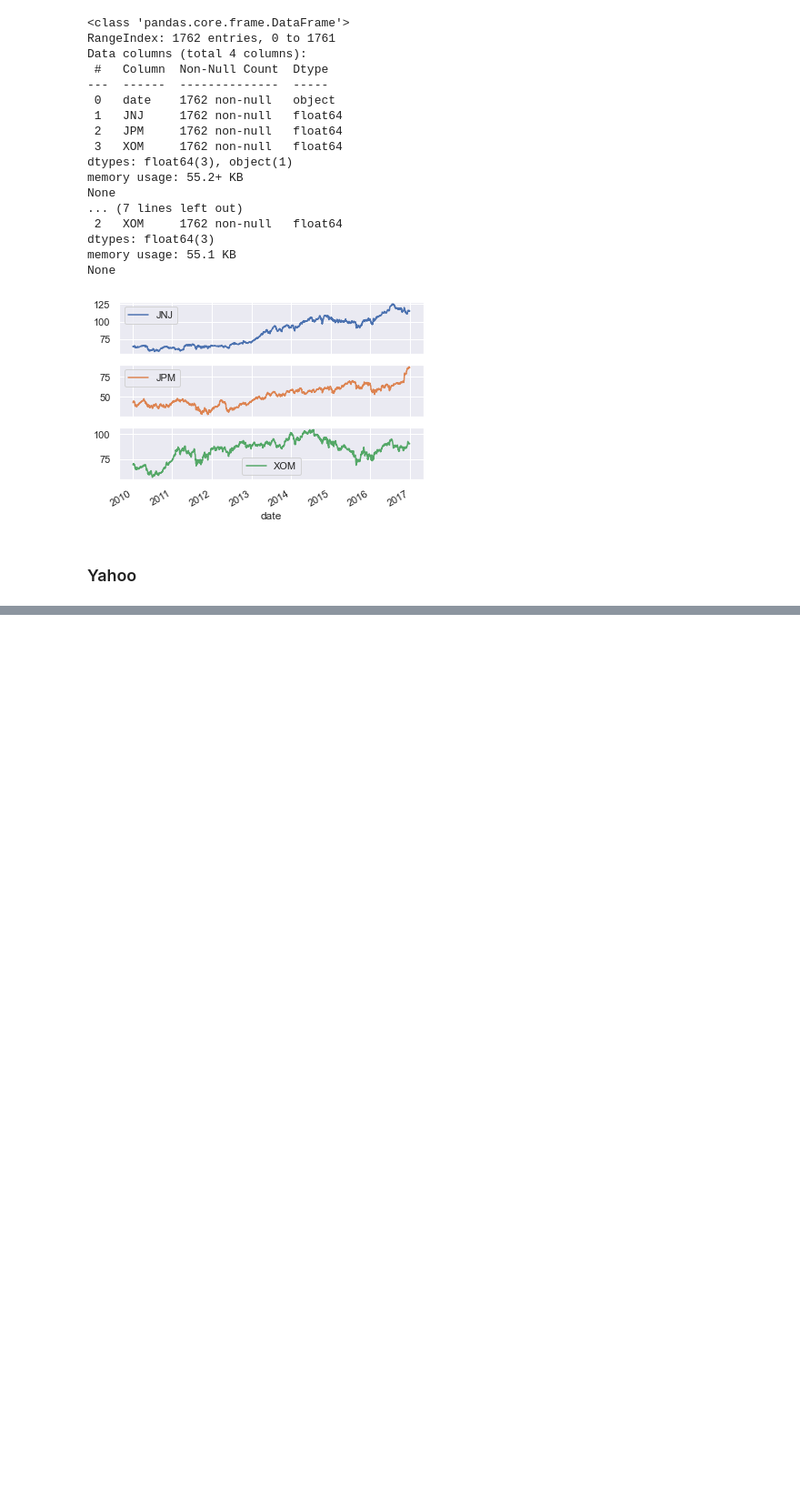
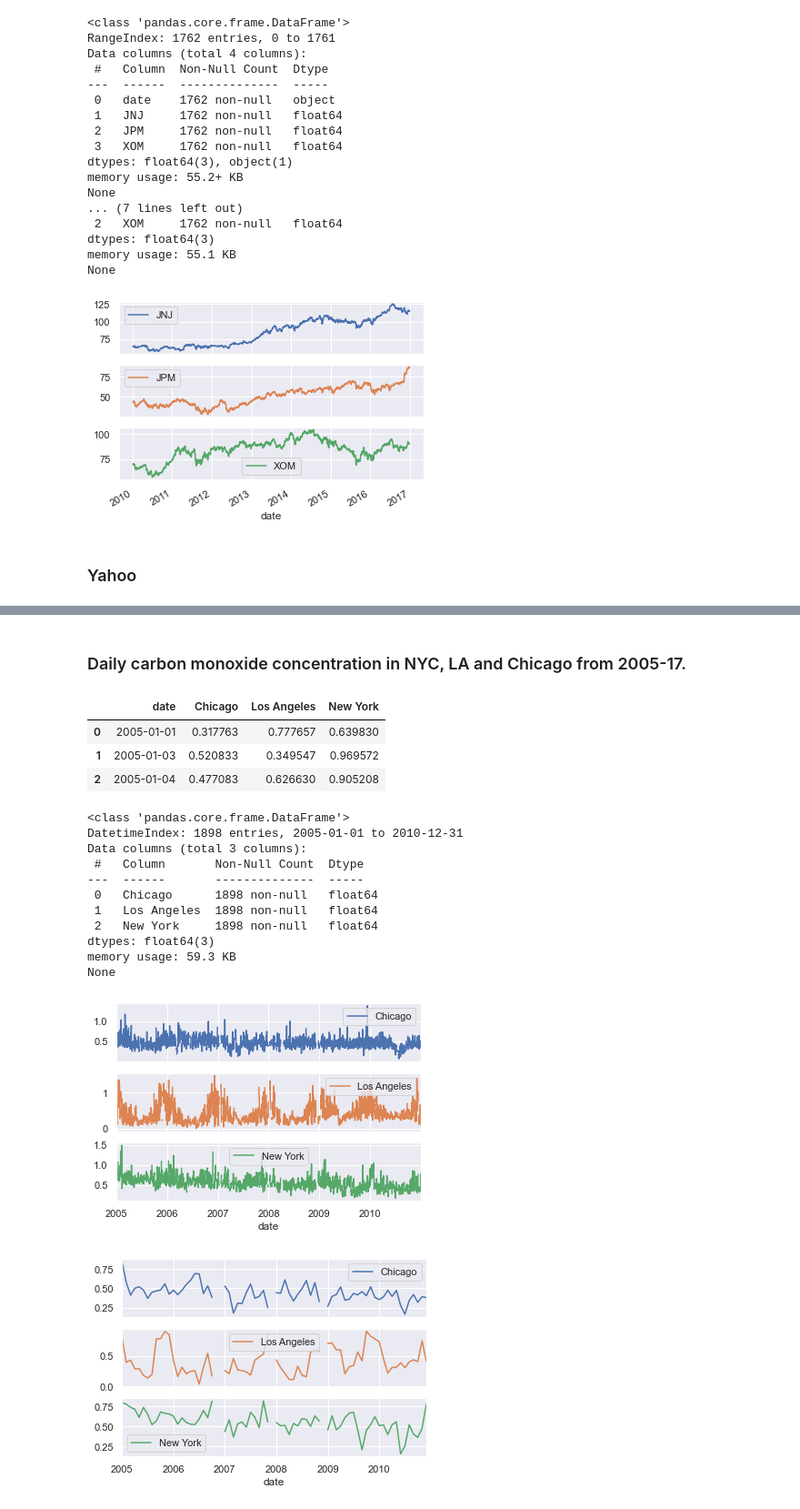
Before and after one commit to dissagaliyeva/python, a Jupyter notebook: time_series/basics.ipynb, the cells around one changed output, grey strips where cells are left out. Shown at 91% size. Saved outputs shown, nothing was run; the diff lists cells and outputs as text; code cells hidden in the pictures; blank space fills up the shorter version.

Commit message:
Add daily/monthly traversals for TSA

```diff
--- a/time_series/basics.ipynb
+++ b/time_series/basics.ipynb
@@ -146,0 +180,46 @@ None
+# %% [markdown]
+### Daily carbon monoxide concentration in NYC, LA and Chicago from 2005-17.
+# %%
+co = pd.read_csv('data/air_quality/co_cities.csv',
+                 parse_dates=['date'],
+                 infer_datetime_format=True)
+co.head(3)
+# %% [output]
+|  | date | Chicago | Los Angeles | New York |
+| 0 | 2005-01-01 | 0.317763 | 0.777657 | 0.639830 |
+| 1 | 2005-01-03 | 0.520833 | 0.349547 | 0.969572 |
+| 2 | 2005-01-04 | 0.477083 | 0.626630 | 0.905208 |
+# %%
+# set index
+co.set_index('date', inplace=True)
+# %%
+# Inspect data
+print(co.info())
+
+# Set the frequency to calendar daily
+co = co.asfreq('D')
+
+# Plot the data
+co.plot(subplots=True)
+plt.show()
+
+# Set frequency to monthly
+co = co.asfreq('M')
+
+# Plot the data
+co.plot(subplots=True)
+plt.show()
+# %% [output]
+<class 'pandas.core.frame.DataFrame'>
+DatetimeIndex: 1898 entries, 2005-01-01 to 2010-12-31
+Data columns (total 3 columns):
+ #   Column       Non-Null Count  Dtype
+---  ------       --------------  -----
+ 0   Chicago      1898 non-null   float64
+ 1   Los Angeles  1898 non-null   float64
+ 2   New York     1898 non-null   float64
+dtypes: float64(3)
+memory usage: 59.3 KB
+None
+[figure, added]
+[figure, added]
```
Also changed, not shown: parts of 3 cells of this notebook.
